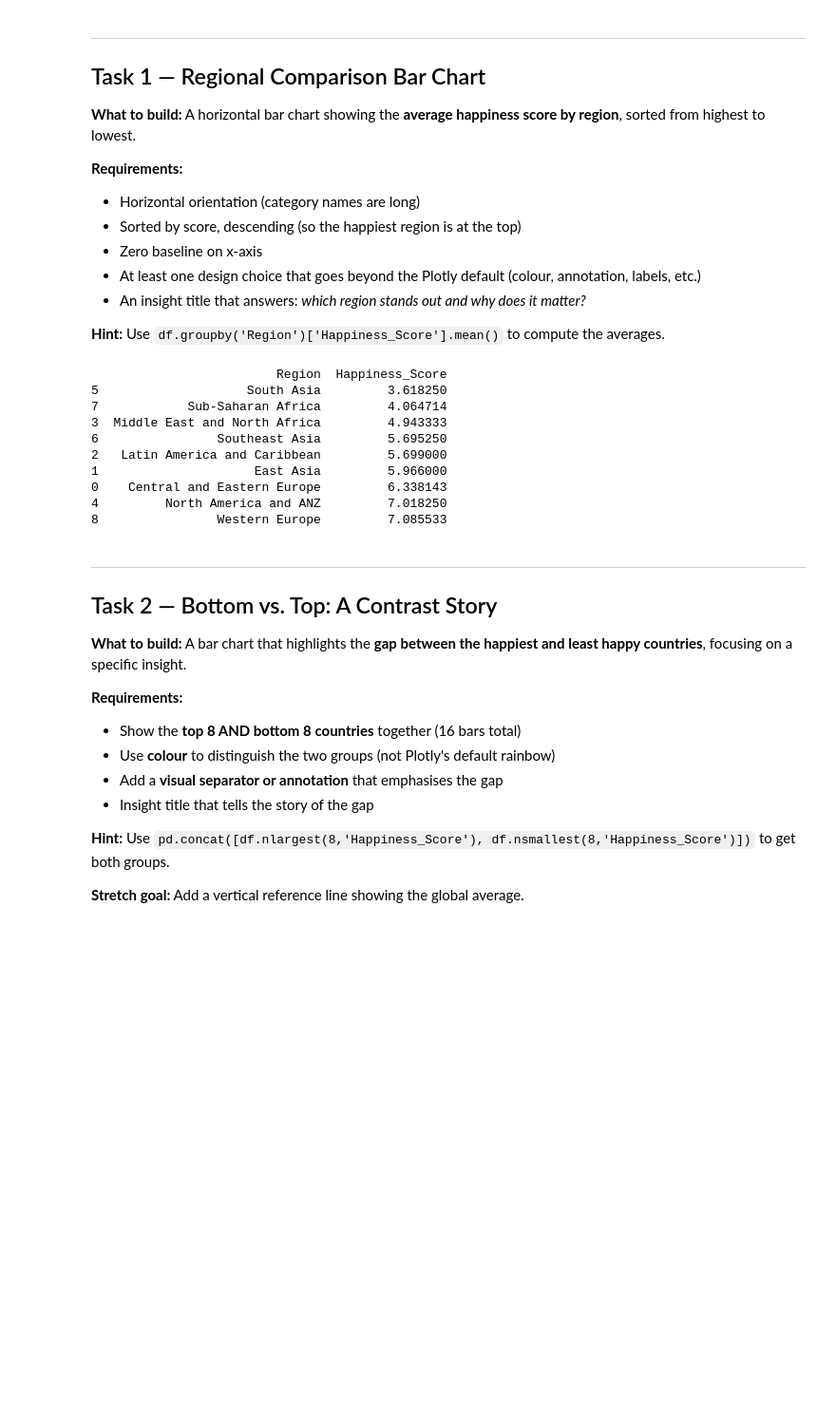
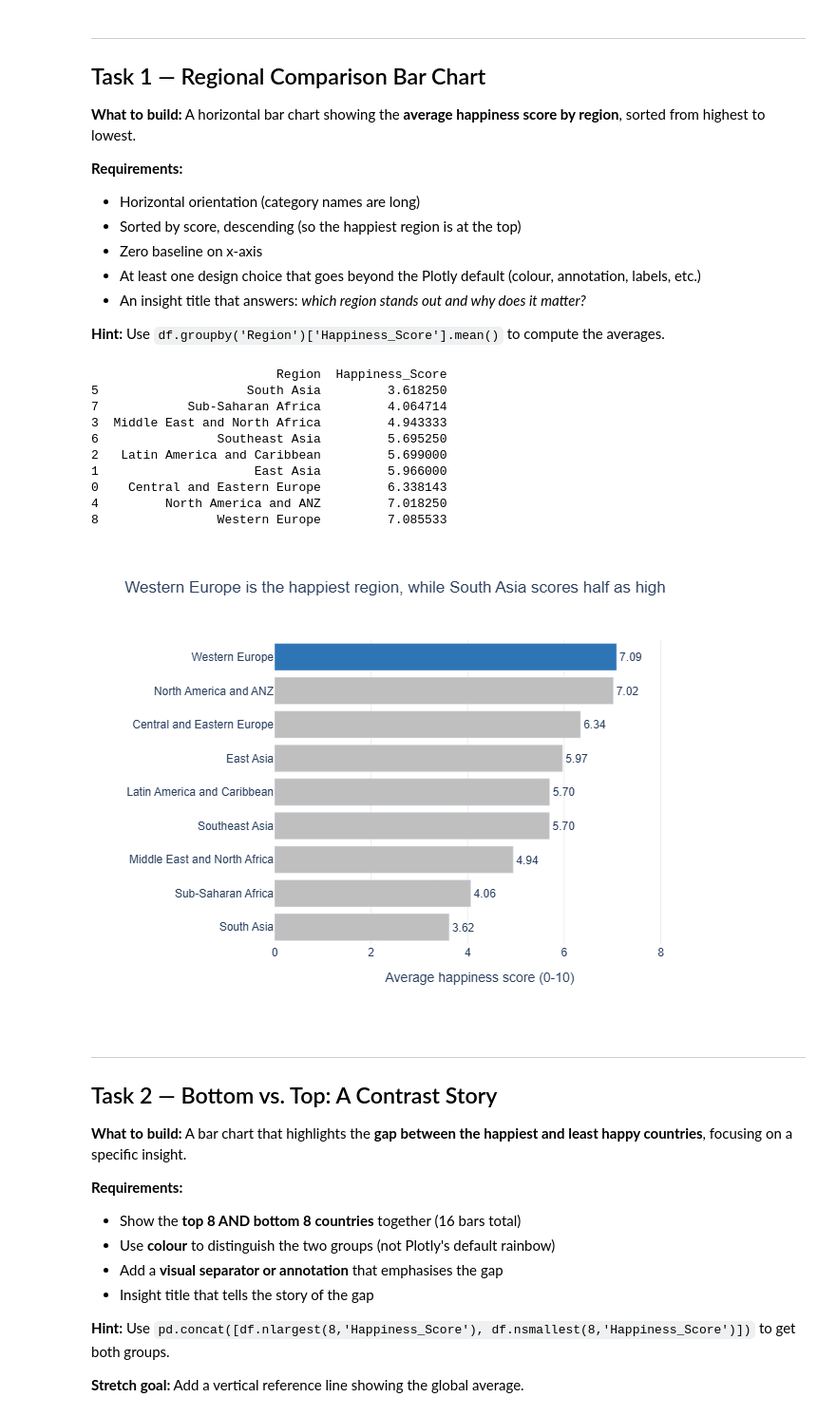
Before and after one commit to raj17-dev/dataviz-exercises-raj-ravindra-singh, a Jupyter notebook: week02/lecture02_exercise.ipynb, the cells around one changed output. Shown at 95% size. Cells and saved outputs as stored; diff of their text form; code cells hidden in the pictures; blank space fills up the shorter version.

```diff
--- a/week02/lecture02_exercise.ipynb
+++ b/week02/lecture02_exercise.ipynb
@@ -101,37 +92,51 @@ Name: count, dtype: int64
 # %%
 # Task 1: Regional comparison bar chart
 # -------------------------------------
 
 # Step 1: Compute average happiness score by region
 region_avg = (df.groupby('Region')['Happiness_Score']
               .mean()
               .reset_index()
               .sort_values('Happiness_Score'))  # sort for horizontal bar
 
 print(region_avg)
 
 # Step 2: Build your chart
 # YOUR CODE HERE
 fig = px.bar(
-    data_frame=df.sort_values('Happiness_Score'),       # Rule 2: sort
-    x='Region', y='Happiness_Score',
-    orientation='h',                  # Rule 3: horizontal
-    title='Top 10 Happiest Countries 2023',
-    height=500
+    region_avg,
+    x='Happiness_Score',
+    y='Region',
+    orientation='h',
+    text='Happiness_Score',
+    title='Western Europe is the happiest region, while South Asia scores half as high',
+    labels={'Happiness_Score': 'Average happiness score (0-10)', 'Region':''},
+    height=500,
+)
 
+# highlight the top region in blue, leave the others grey
+colors = ['#2E75B6' if r == 'Western Europe' else '#BFBFBF' for r in region_avg['Region']]
+fig.update_traces(marker_color = colors, texttemplate='%{text:.2f}', textposition='outside')
+
+fig.update_layout(
+    xaxis=dict(range=[0, 8.5], gridcolor='#EEEEEE'),      # zero baseline
+    plot_bgcolor='white',
+    paper_bgcolor='white',
+    font=dict(family='Arial', size=12),
 )
 fig.show()
 # %% [output]
                          Region  Happiness_Score
 5                    South Asia         3.618250
 7            Sub-Saharan Africa         4.064714
 3  Middle East and North Africa         4.943333
 6                Southeast Asia         5.695250
 2   Latin America and Caribbean         5.699000
 1                     East Asia         5.966000
 0    Central and Eastern Europe         6.338143
 4         North America and ANZ         7.018250
 8                Western Europe         7.085533
+[figure, added]
 # %% [markdown]
 ---
 ## Task 2 — Bottom vs. Top: A Contrast Story
```
Also changed, not shown: parts of 3 cells of this notebook, 1 other file.
